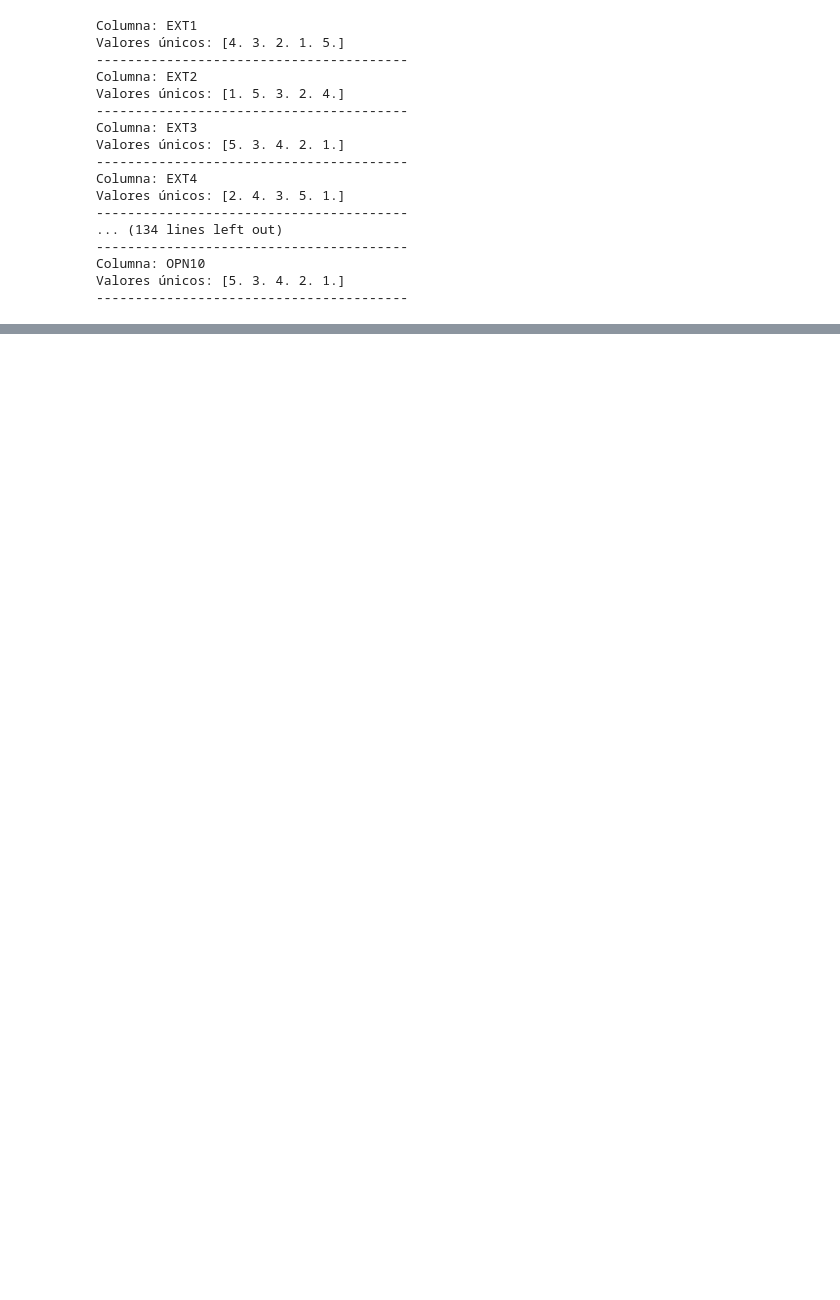
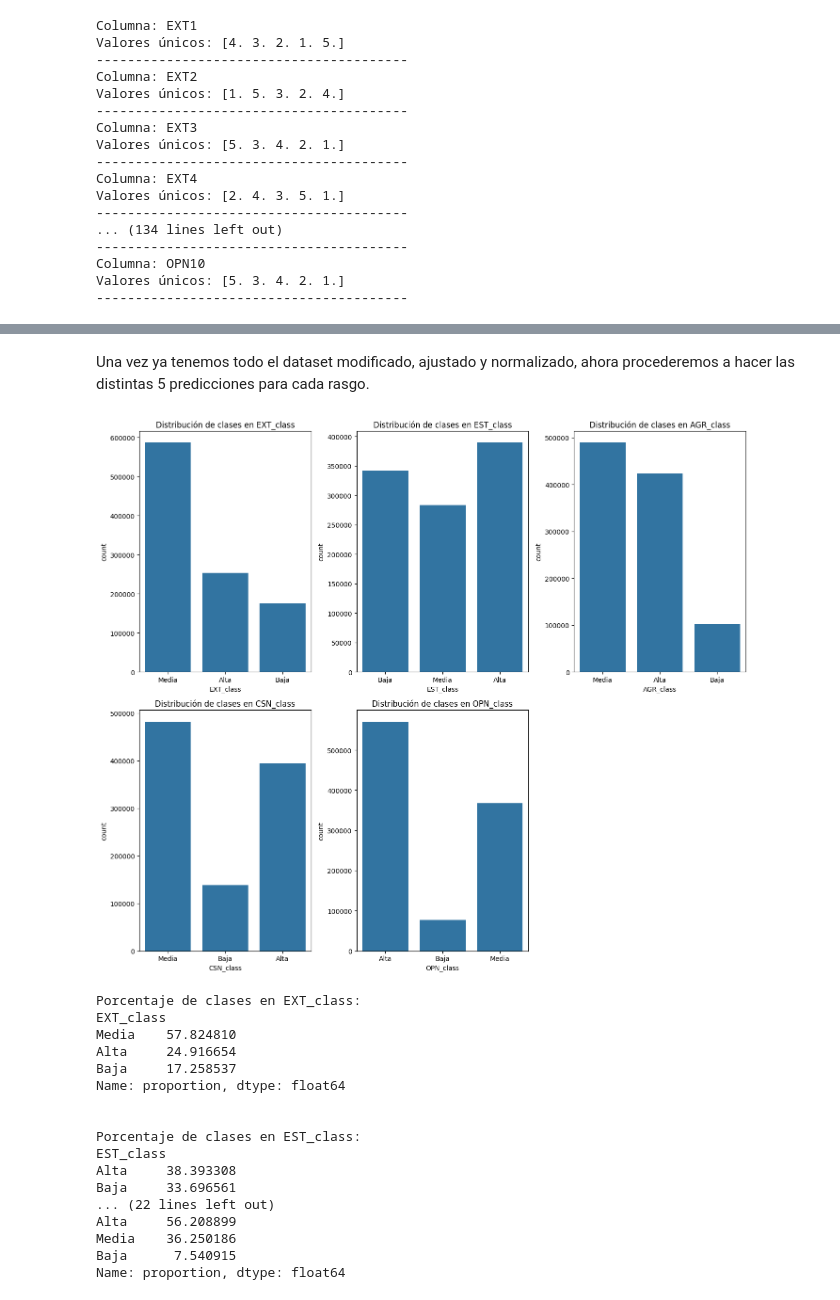
Before and after one commit to adrianpgal10/OCEAN_dataset, a Jupyter notebook: Kaggle.ipynb, the cells around one changed output, grey strips where cells are left out. Cells and saved outputs as stored; diff of their text form; code cells hidden in the pictures; blank space fills up the shorter version.

```diff
--- a/Kaggle.ipynb
+++ b/Kaggle.ipynb
@@ -326,3 +334,7 @@ plt.show()
+# %%
+# Imputación simple
+imputer_mode = SimpleImputer(strategy='median')  # Para valores numéricos
+dataset.loc[:, columns_bloc_temps] = imputer_mode.fit_transform(dataset[columns_bloc_temps])
 # %%
 # Imprimir las columnas con NaNs
 nan_columns = dataset.columns[dataset.isna().sum() > 0].tolist()
@@ -429,0 +387,20 @@ plt.show()
+# %%
+# Blocs de atributs
+columns_bloc_median = ["introelapse", "testelapse", "screen_size", "dateload_time"]
+columns_bloc_moda = ["country"]
+
+# Imputación simple
+
+# mediana
+imputer_median2 = SimpleImputer(strategy='median')  # Para valores numéricos
+dataset.loc[:, columns_bloc_median] = imputer_median2.fit_transform(dataset[columns_bloc_median])
+
+#moda
+imputer_moda = SimpleImputer(strategy='median')  # Para valores numéricos
+dataset.loc[:, columns_bloc_moda] = imputer_moda.fit_transform(dataset[columns_bloc_moda])
+
+# Eliminar las columnas lat_appx_lots_of_err y long_appx_lots_of_err
+dataset = dataset.drop(columns=['lat_appx_lots_of_err', 'long_appx_lots_of_err'])
+
+# Verificar que las columnas han sido eliminadas
+dataset.head()
@@ -470,0 +504,41 @@ MemoryError: Unable to allocate 15.3 MiB for an array with shape (2, 1003154) an
+# %% [markdown]
+Una vez ya tenemos todo el dataset modificado, ajustado y normalizado, ahora procederemos a hacer las distintas 5 predicciones para cada rasgo.
+# %%
+# Lista de rasgos de personalidad
+traits = ['EXT_class', 'EST_class', 'AGR_class', 'CSN_class', 'OPN_class']
+
+# Crear los gráficos para cada rasgo
+plt.figure(figsize=(14, 12))  # Ajustamos el tamaño de la figura
+
+for i, trait in enumerate(traits, 1):
+    plt.subplot(2, 3, i)  # Crear una subfigura con 2 filas y 3 columnas
+    sns.countplot(data=dataset, x=trait)
+    plt.title(f'Distribución de clases en {trait}')
+
+plt.tight_layout()  # Asegura que los gráficos no se solapen
+plt.show()
+
+# Calcular y mostrar los porcentajes de cada clase en cada rasgo
+for trait in traits:
+    print(f"Porcentaje de clases en {trait}:")
+    print(dataset[trait].value_counts(normalize=True) * 100)  # Mostrar porcentaje multiplicando por 100
+    print("\n")
+# %% [output]
+[figure, added]
+Porcentaje de clases en EXT_class:
+EXT_class
+Media    57.824810
+Alta     24.916654
+Baja     17.258537
+Name: proportion, dtype: float64
+
+
+Porcentaje de clases en EST_class:
+EST_class
+Alta     38.393308
+Baja     33.696561
+... (22 lines left out)
+Alta     56.208899
+Media    36.250186
+Baja      7.540915
+Name: proportion, dtype: float64
```
Also changed, not shown: parts of 32 cells of this notebook.
